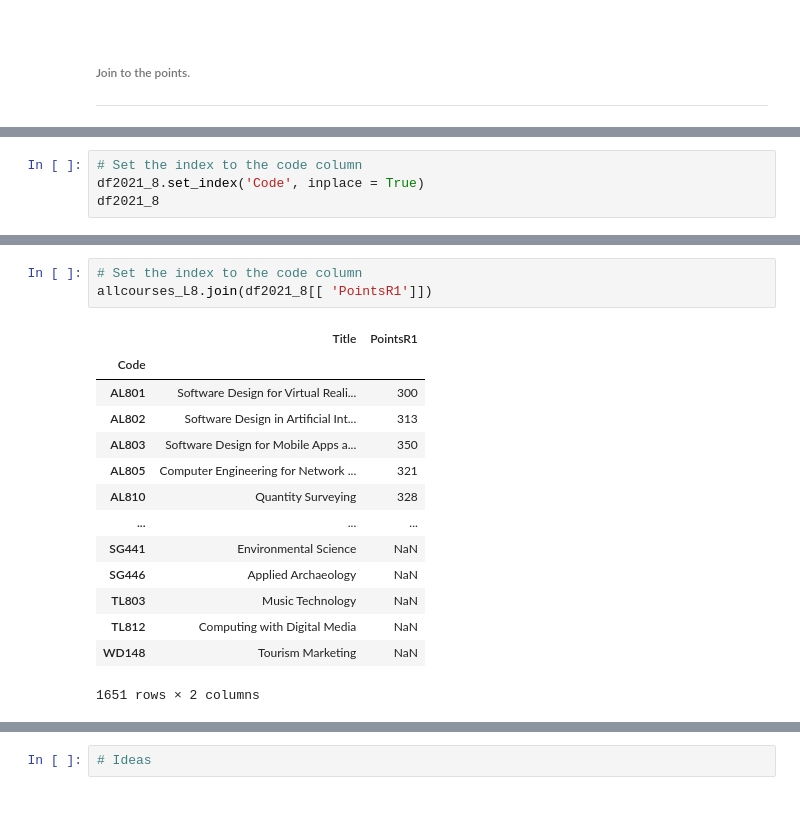
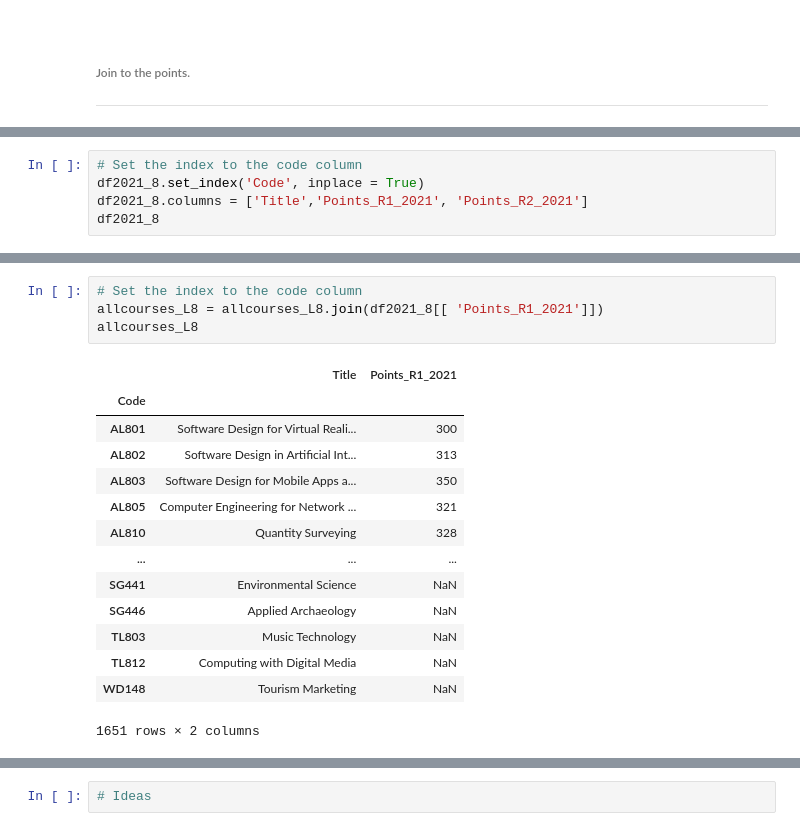
Before and after one commit to conor-mccaffrey/cao-points, a Jupyter notebook: cao-points-analysis.ipynb, the cells around one changed output, grey strips where cells are left out. Drawn from its saved outputs; the diff is of its cells as text.

Commit message:
updated joins on each year

```diff
--- a/cao-points-analysis.ipynb
+++ b/cao-points-analysis.ipynb
@@ -863,5 +884,6 @@ allcourses_L8
 # %%
 # Set the index to the code column
 df2021_8.set_index('Code', inplace = True)
+df2021_8.columns = ['Title','Points_R1_2021', 'Points_R2_2021']
 df2021_8
 # %% [output]
@@ -901,8 +907,9 @@ allcourses_L8
 # %%
 # Set the index to the code column
-allcourses_L8.join(df2021_8[[ 'PointsR1']])
+allcourses_L8 = allcourses_L8.join(df2021_8[[ 'Points_R1_2021']])
+allcourses_L8
 # %% [output]
-|  | Title | PointsR1 |
+|  | Title | Points_R1_2021 |
 | Code |  |  |
 | AL801 | Software Design for Virtual Reali... | 300 |
 | AL802 | Software Design in Artificial Int... | 313 |
```
Also changed, not shown: parts of 18 cells of this notebook, 36 other files.
